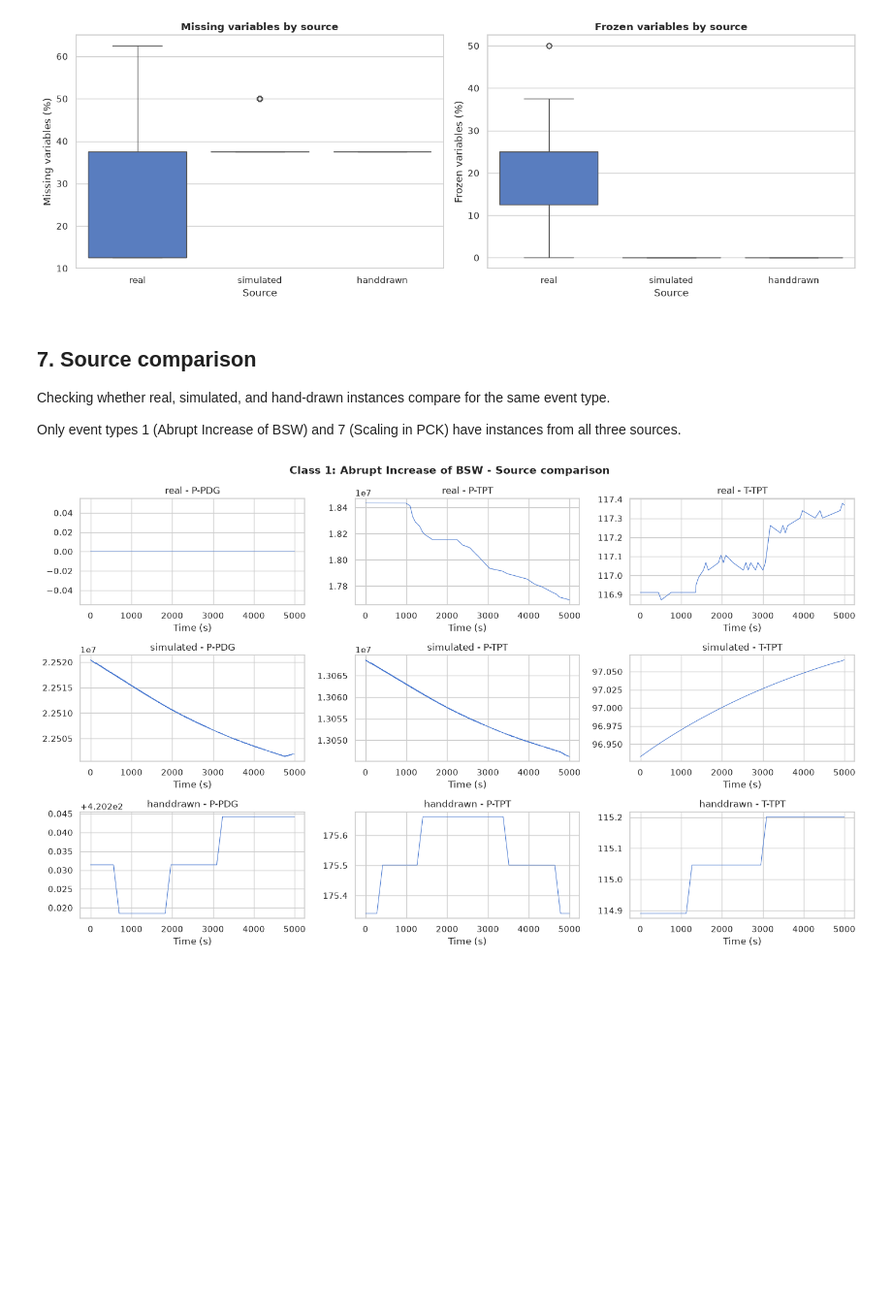
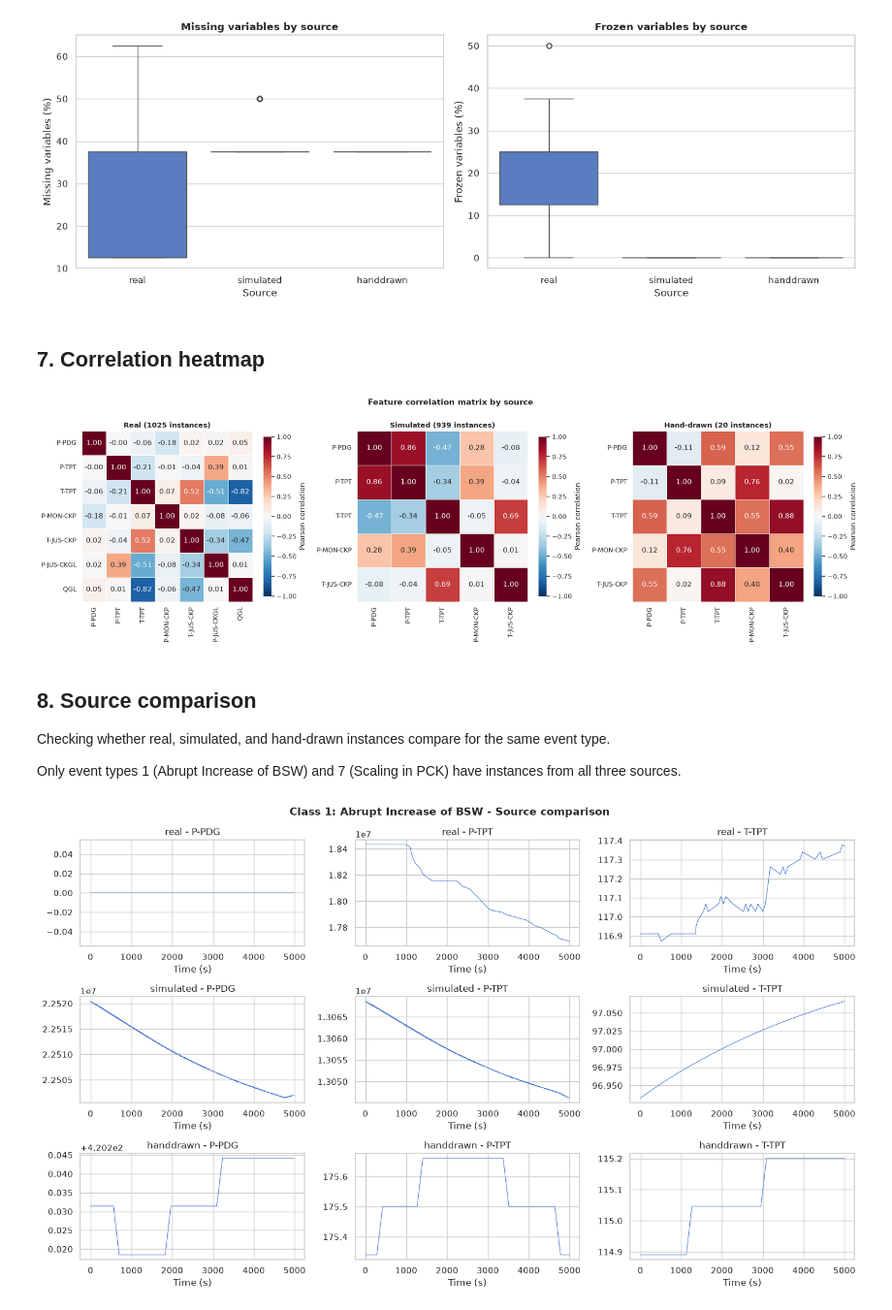
Before and after one commit to lollogiro/ai4i-transfer-learning-synthetic, a Jupyter notebook: stage1-data_exploration/3w.ipynb, the cells around one changed output. Shown at 97% size. Cells and saved outputs as stored; diff of their text form; code cells hidden in the pictures; blank space fills up the shorter version.

Commit message:
added correlation heatmap bewtween features

```diff
--- a/stage1-data_exploration/3w.ipynb
+++ b/stage1-data_exploration/3w.ipynb
@@ -637,8 +637,42 @@ plt.tight_layout()
 plt.show()
 # %% [output]
 [figure]
+# %% [markdown]
+## 7. Correlation heatmap
+# %%
+fig, axes = plt.subplots(1, 3, figsize=(20, 6))
+source_labels = {'real': 'Real', 'simulated': 'Simulated', 'handdrawn': 'Hand-drawn'}
+
+for ax, (src_key, src_label) in zip(axes, source_labels.items()):
+    frames = []
+    for cls in data:
+        if src_key in data[cls]:
+            for inst in data[cls][src_key]:
+                df = inst['data']
+                cols = [c for c in VARIABLE_NAMES if c in df.columns]
+                valid_cols = [c for c in cols if not df[c].isna().all()]
+                if valid_cols:
+                    frames.append(df[valid_cols])
+
+    if frames:
+        combined = pd.concat(frames, ignore_index=True)
+        corr = combined.corr()
+
+        sns.heatmap(corr, annot=True, fmt='.2f', cmap='RdBu_r',
+                    vmin=-1, vmax=1, square=True, linewidths=0.5,
+                    cbar_kws={'shrink': 0.8, 'label': 'Pearson correlation'}, ax=ax)
+        ax.set_title(f'{src_label} ({len(frames)} instances)', fontweight='bold', fontsize=12)
+    else:
+        ax.text(0.5, 0.5, 'No data', ha='center', va='center', transform=ax.transAxes)
+        ax.set_title(f'{src_label} (0 instances)', fontweight='bold', fontsize=12)
+
+fig.suptitle('Feature correlation matrix by source', fontweight='bold', fontsize=14)
+plt.tight_layout()
+plt.show()
+# %% [output]
+[figure, added]
 # %% [markdown]
-## 7. Source comparison
+## 8. Source comparison
 
 Checking whether real, simulated, and hand-drawn instances compare for the same event type.
 
```
Also changed, not shown: parts of 1 cell of this notebook, 1 other file.
